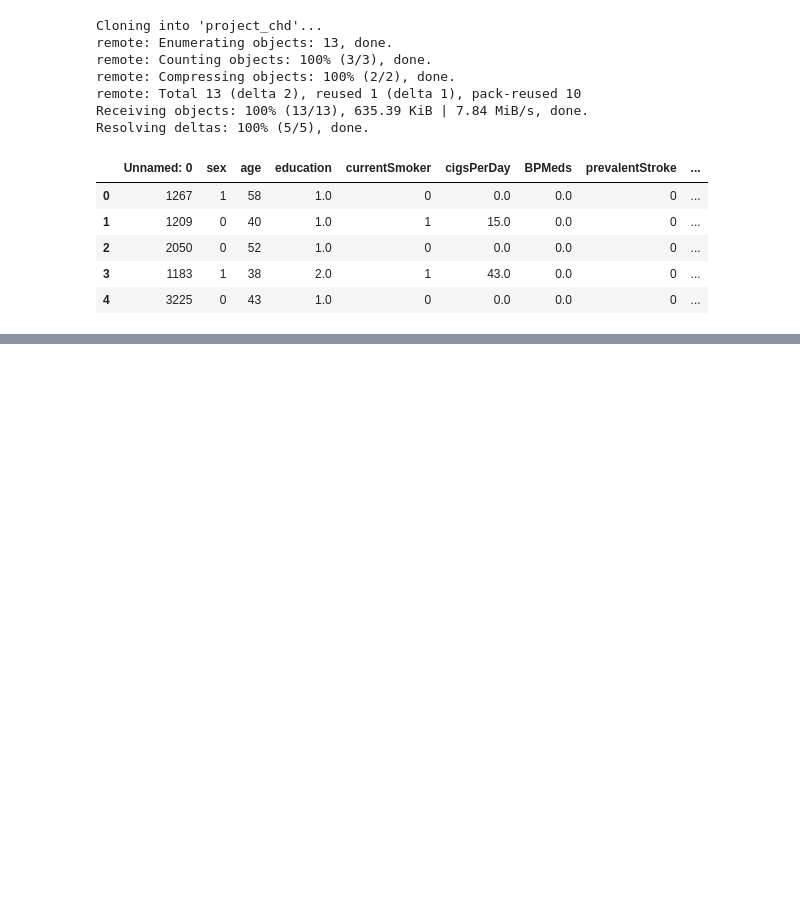
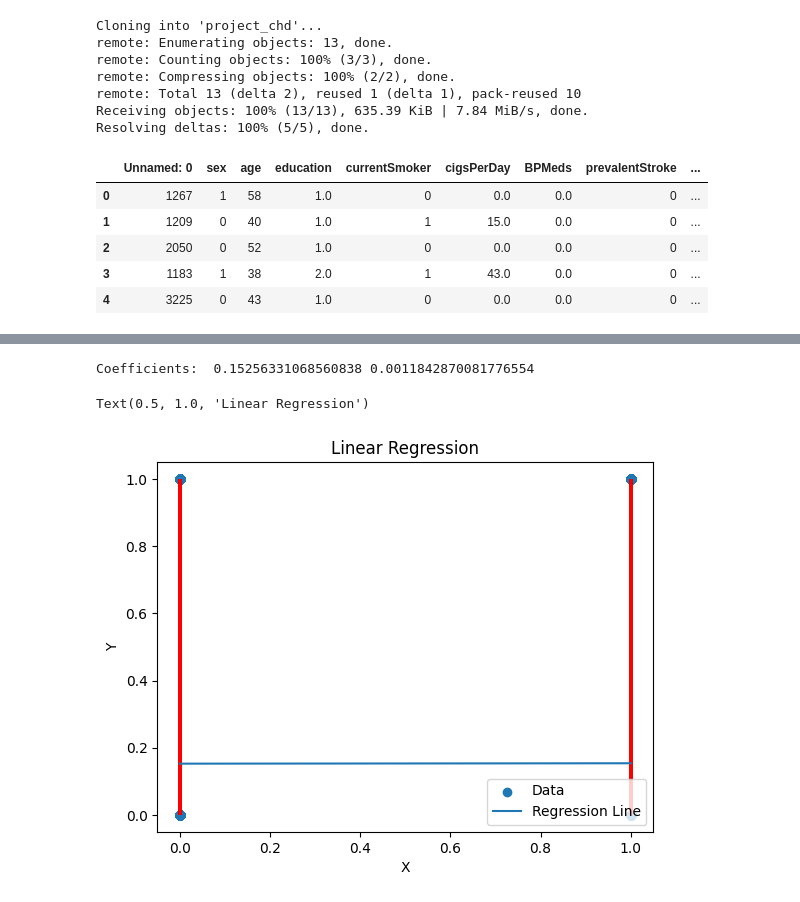
Before and after one commit to abkerper/project_chd, a Jupyter notebook: Annika_Regressions.ipynb, the cells around one changed output, grey strips where cells are left out. Cells and saved outputs as stored; diff of their text form; code cells hidden in the pictures; blank space fills up the shorter version.

```diff
--- a/Annika_Regressions.ipynb
+++ b/Annika_Regressions.ipynb
@@ -18,5 +18,5 @@ import seaborn as sns
 from sklearn import linear_model
 from sklearn.model_selection import train_test_split
 # %%
-df_train = pd.read_csv('https://raw.githubusercontent.com/abkerper/project_chd/main/fhs_train.csv', low_memory = False)
+df_train = pd.read_csv('./project_chd/fhs_train.csv', low_memory = False)
 # %%
@@ -32,0 +59,32 @@ df_train.head()
+# %%
+# Single Linear Regression
+
+def reg(x,y):
+    x_bar = np.mean(x)
+    y_bar = np.mean(y)
+    b1 = np.inner(x-x_bar,y-y_bar)/np.inner(x-x_bar,x)
+    b0 = y_bar - b1*x_bar
+    y_hat = b0 + b1*x
+    residuals = y - y_hat
+    return({'b0':b0,'b1':b1,'y_hat':y_hat,'residuals':residuals})
+# %%
+y = df_train['TenYearCHD']
+x = df_train['currentSmoker']
+reg = reg(x,y)
+print('Coefficients: ',reg['b0'],reg['b1'])
+
+
+for i in range(len(x)):
+    plt.vlines(x[i], y[i], reg['y_hat'][i], color='r')
+
+
+plt.scatter(x,y,label='Data')
+plt.plot(x,reg['y_hat'],label='Regression Line')
+plt.xlabel("X")
+plt.ylabel("Y")
+plt.legend(loc='lower right')
+plt.title('Linear Regression')
+# %% [output]
+Coefficients:  0.15256331068560838 0.0011842870081776554
+Text(0.5, 1.0, 'Linear Regression')
+[figure, added]
```
Also changed, not shown: parts of 2 cells of this notebook.
